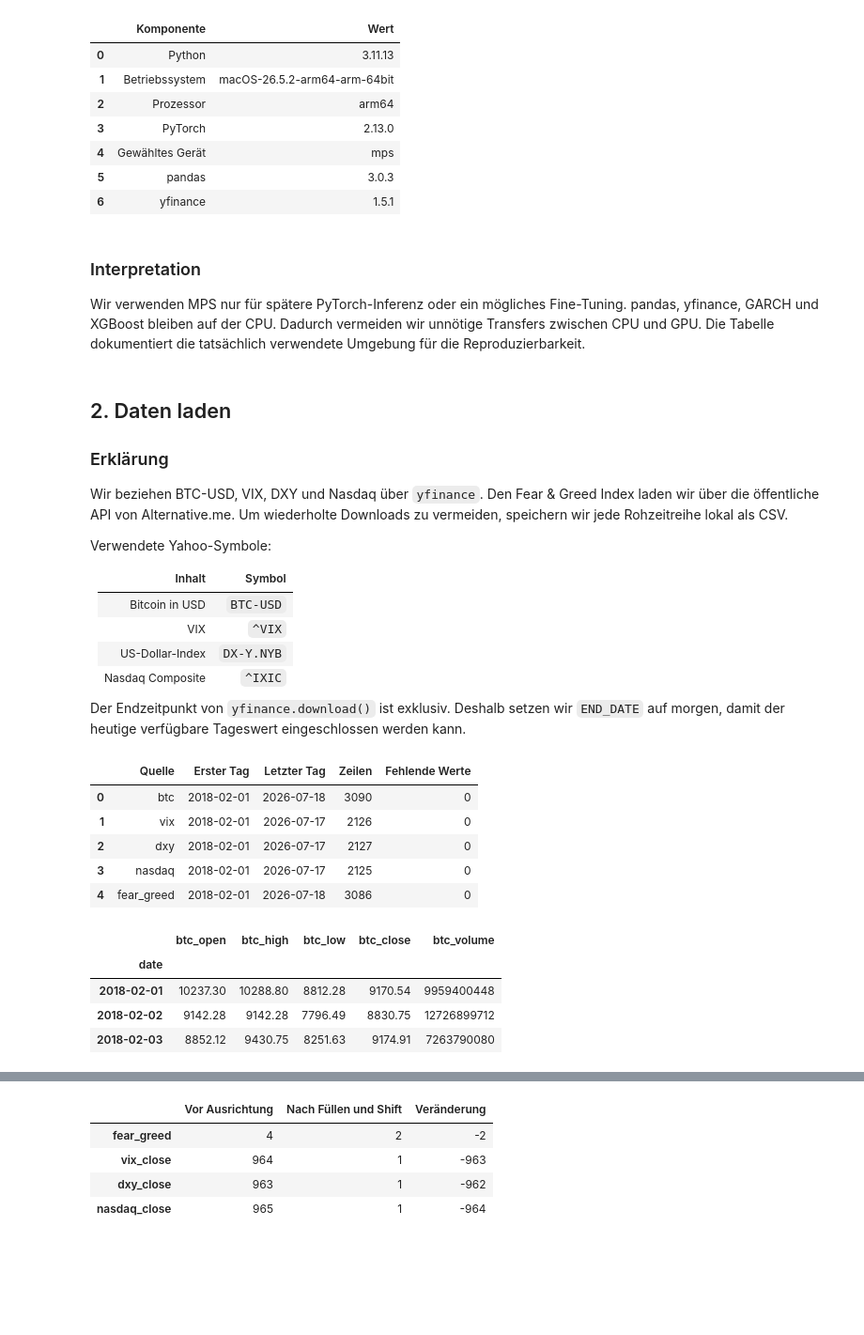
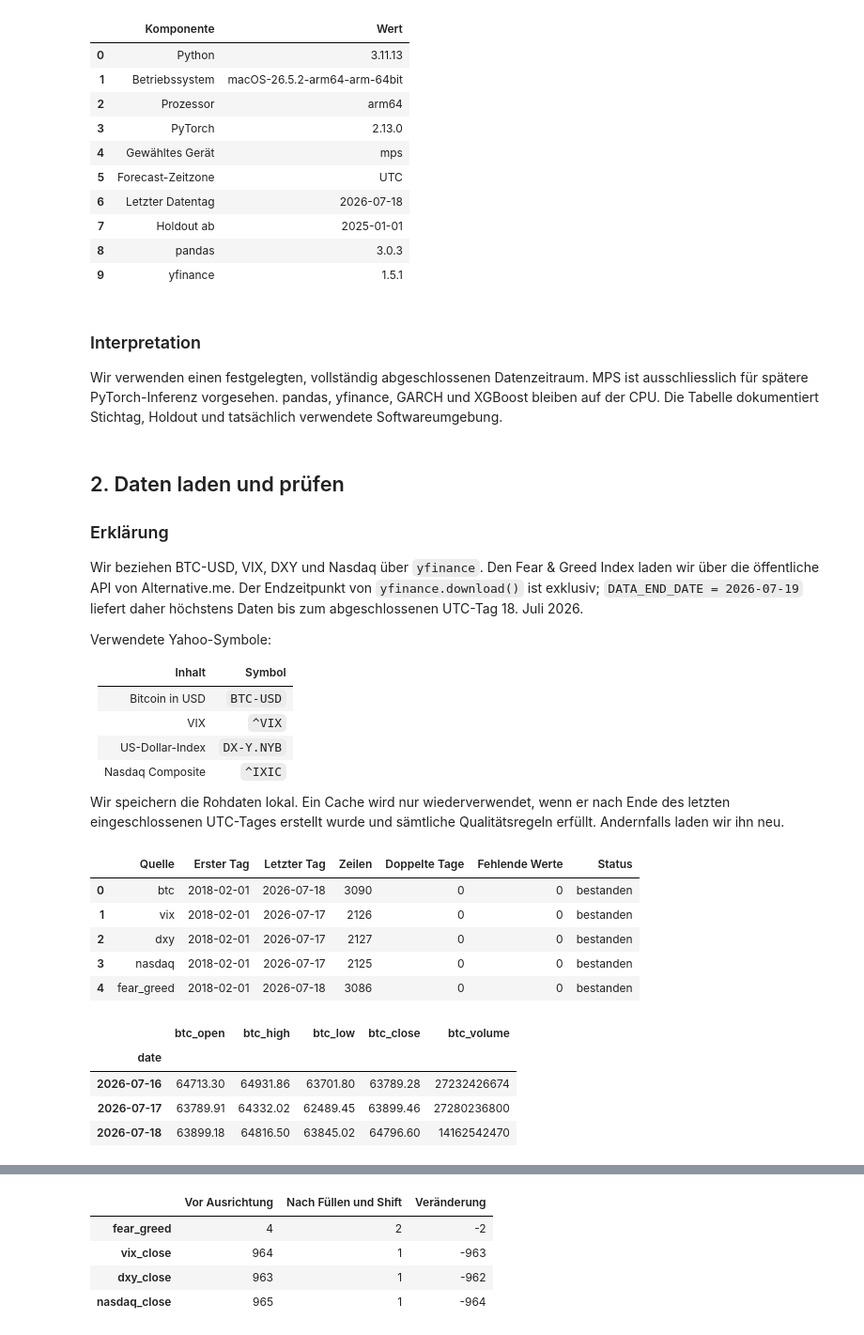
Before and after one commit to Steff72/CSP1, a Jupyter notebook: notebooks/01_data_preparation_and_eda.ipynb, the cells around one changed output, grey strips where cells are left out. Shown at 94% size. Drawn from its saved outputs; the diff is of its cells as text; code cells hidden in the pictures; blank space fills up the shorter version.

```diff
--- a/notebooks/01_data_preparation_and_eda.ipynb
+++ b/notebooks/01_data_preparation_and_eda.ipynb
@@ -38,7 +45,6 @@ from importlib.metadata import PackageNotFoundError, version
 from pathlib import Path
 import platform
 import random
-import sys
 
 from IPython.display import Markdown, display
 import matplotlib.pyplot as plt
@@ -48,11 +54,21 @@ import requests
 import seaborn as sns
 import yfinance as yf
 
-# Keep all configuration visible and easy to change
+# Keep all configuration visible and reproducible
 RANDOM_SEED = 42
 START_DATE = "2018-02-01"
-END_DATE = (pd.Timestamp.today().normalize() + pd.Timedelta(days=1)).strftime("%Y-%m-%d")
+DATA_END_DATE = "2026-07-19"  # Exclusive UTC date; last included day is 2026-07-18
 FORECAST_HORIZON = 7
+FORECAST_TIMEZONE = "UTC"
+HOLDOUT_START = pd.Timestamp("2025-01-01")
+VALIDATION_YEARS = [2021, 2022, 2023, 2024]
+EVALUATION_STEP_DAYS = 7
+
+# Refuse a cutoff that could include a still-running UTC candle
+data_end_timestamp = pd.Timestamp(DATA_END_DATE)
+current_utc_day = pd.Timestamp.now(tz="UTC").normalize().tz_localize(None)
+assert data_end_timestamp <= current_utc_day
+last_included_date = data_end_timestamp - pd.Timedelta(days=1)
 
 # Resolve paths whether Jupyter starts in the project root or notebooks folder
 PROJECT_ROOT = Path.cwd()
@@ -89,7 +105,7 @@ COLORS = {
     "nasdaq": VIRIDIS(0.96),
 }
 
-# Detect MPS without making PyTorch mandatory for basic data preparation
+# Detect MPS without moving pandas operations away from the CPU
 try:
     import torch
 
@@ -118,6 +134,9 @@ environment_table = pd.DataFrame(
             "Prozessor",
             "PyTorch",
             "Gewähltes Gerät",
+            "Forecast-Zeitzone",
+            "Letzter Datentag",
+            "Holdout ab",
             "pandas",
             "yfinance",
         ],
@@ -127,6 +146,9 @@ environment_table = pd.DataFrame(
             platform.machine(),
             TORCH_VERSION,
             DEVICE,
+            FORECAST_TIMEZONE,
+            last_included_date.date(),
+            HOLDOUT_START.date(),
             installed_version("pandas"),
             installed_version("yfinance"),
         ],
@@ -140,23 +162,27 @@ display(environment_table)
 | 2 | Prozessor | arm64 |
 | 3 | PyTorch | 2.13.0 |
 | 4 | Gewähltes Gerät | mps |
-| 5 | pandas | 3.0.3 |
-| 6 | yfinance | 1.5.1 |
+| 5 | Forecast-Zeitzone | UTC |
+| 6 | Letzter Datentag | 2026-07-18 |
+| 7 | Holdout ab | 2025-01-01 |
+| 8 | pandas | 3.0.3 |
+| 9 | yfinance | 1.5.1 |
 # %% [markdown]
 ### Interpretation
 
-Wir verwenden MPS nur für spätere PyTorch-Inferenz oder ein mögliches
-Fine-Tuning. pandas, yfinance, GARCH und XGBoost bleiben auf der CPU. Dadurch
-vermeiden wir unnötige Transfers zwischen CPU und GPU. Die Tabelle dokumentiert
-die tatsächlich verwendete Umgebung für die Reproduzierbarkeit.
+Wir verwenden einen festgelegten, vollständig abgeschlossenen Datenzeitraum.
+MPS ist ausschliesslich für spätere PyTorch-Inferenz vorgesehen. pandas,
+yfinance, GARCH und XGBoost bleiben auf der CPU. Die Tabelle dokumentiert
+Stichtag, Holdout und tatsächlich verwendete Softwareumgebung.
 # %% [markdown]
-## 2. Daten laden
+## 2. Daten laden und prüfen
 
 ### Erklärung
 
 Wir beziehen BTC-USD, VIX, DXY und Nasdaq über `yfinance`. Den Fear & Greed
-Index laden wir über die öffentliche API von Alternative.me. Um wiederholte
-Downloads zu vermeiden, speichern wir jede Rohzeitreihe lokal als CSV.
+Index laden wir über die öffentliche API von Alternative.me. Der Endzeitpunkt
+von `yfinance.download()` ist exklusiv; `DATA_END_DATE = 2026-07-19` liefert
+daher höchstens Daten bis zum abgeschlossenen UTC-Tag 18. Juli 2026.
 
 Verwendete Yahoo-Symbole:
 
@@ -167,9 +193,9 @@ Verwendete Yahoo-Symbole:
 | US-Dollar-Index | `DX-Y.NYB` |
 | Nasdaq Composite | `^IXIC` |
 
-Der Endzeitpunkt von `yfinance.download()` ist exklusiv. Deshalb setzen wir
-`END_DATE` auf morgen, damit der heutige verfügbare Tageswert eingeschlossen
-werden kann.
+Wir speichern die Rohdaten lokal. Ein Cache wird nur wiederverwendet, wenn er
+nach Ende des letzten eingeschlossenen UTC-Tages erstellt wurde und sämtliche
+Qualitätsregeln erfüllt. Andernfalls laden wir ihn neu.
 # %%
 YAHOO_SERIES = {
     "btc": {"ticker": "BTC-USD", "columns": ["Open", "High", "Low", "Close", "Volume"]},
@@ -248,44 +336,49 @@ def load_fear_greed():
 # %%
 # Download or reuse all requested market series
 loaded_series = {
     name: load_yahoo_series(name, settings["ticker"], settings["columns"])
     for name, settings in YAHOO_SERIES.items()
 }
 loaded_series["fear_greed"] = load_fear_greed()
 
 # Use explicit names for the following analysis steps
 btc = loaded_series["btc"]
 vix = loaded_series["vix"]
 dxy = loaded_series["dxy"]
 nasdaq = loaded_series["nasdaq"]
 fear_greed = loaded_series["fear_greed"]
 
-# Summarize coverage before any alignment or imputation
+# Re-run every source contract visibly before the analysis
 source_rows = []
 for source_name, frame in loaded_series.items():
+    validate_source_frame(frame, source_name)
     source_rows.append(
         {
             "Quelle": source_name,
             "Erster Tag": frame.index.min().date(),
             "Letzter Tag": frame.index.max().date(),
             "Zeilen": len(frame),
+            "Doppelte Tage": int(frame.index.duplicated().sum()),
             "Fehlende Werte": int(frame.isna().sum().sum()),
+            "Status": "bestanden",
         }
     )
 
 source_summary = pd.DataFrame(source_rows)
 display(source_summary)
-display(btc.head(3).round(2))
+
+# Show the latest Bitcoin rows so completed-candle checks remain inspectable
+display(btc.tail(3).round(2))
 # %% [output]
-|  | Quelle | Erster Tag | Letzter Tag | Zeilen | Fehlende Werte |
-| 0 | btc | 2018-02-01 | 2026-07-18 | 3090 | 0 |
-| 1 | vix | 2018-02-01 | 2026-07-17 | 2126 | 0 |
-| 2 | dxy | 2018-02-01 | 2026-07-17 | 2127 | 0 |
-| 3 | nasdaq | 2018-02-01 | 2026-07-17 | 2125 | 0 |
-| 4 | fear_greed | 2018-02-01 | 2026-07-18 | 3086 | 0 |
+|  | Quelle | Erster Tag | Letzter Tag | Zeilen | Doppelte Tage | Fehlende Werte | Status |
+| 0 | btc | 2018-02-01 | 2026-07-18 | 3090 | 0 | 0 | bestanden |
+| 1 | vix | 2018-02-01 | 2026-07-17 | 2126 | 0 | 0 | bestanden |
+| 2 | dxy | 2018-02-01 | 2026-07-17 | 2127 | 0 | 0 | bestanden |
+| 3 | nasdaq | 2018-02-01 | 2026-07-17 | 2125 | 0 | 0 | bestanden |
+| 4 | fear_greed | 2018-02-01 | 2026-07-18 | 3086 | 0 | 0 | bestanden |
 |  | btc_open | btc_high | btc_low | btc_close | btc_volume |
 | date |  |  |  |  |  |
-| 2018-02-01 | 10237.30 | 10288.80 | 8812.28 | 9170.54 | 9959400448 |
-| 2018-02-02 | 9142.28 | 9142.28 | 7796.49 | 8830.75 | 12726899712 |
-| 2018-02-03 | 8852.12 | 9430.75 | 8251.63 | 9174.91 | 7263790080 |
+| 2026-07-16 | 64713.30 | 64931.86 | 63701.80 | 63789.28 | 27232426674 |
+| 2026-07-17 | 63789.91 | 64332.02 | 62489.45 | 63899.46 | 27280236800 |
+| 2026-07-18 | 63899.18 | 64816.50 | 63845.02 | 64796.60 | 14162542470 |
 # %%
```
Also changed, not shown: parts of 28 cells of this notebook, 3 other files.
